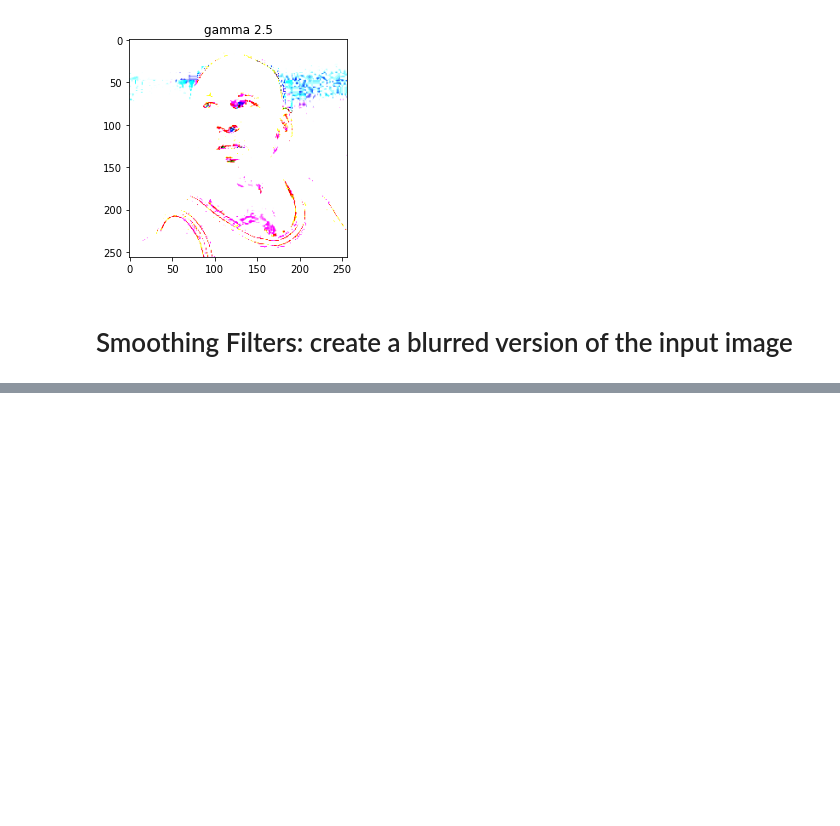
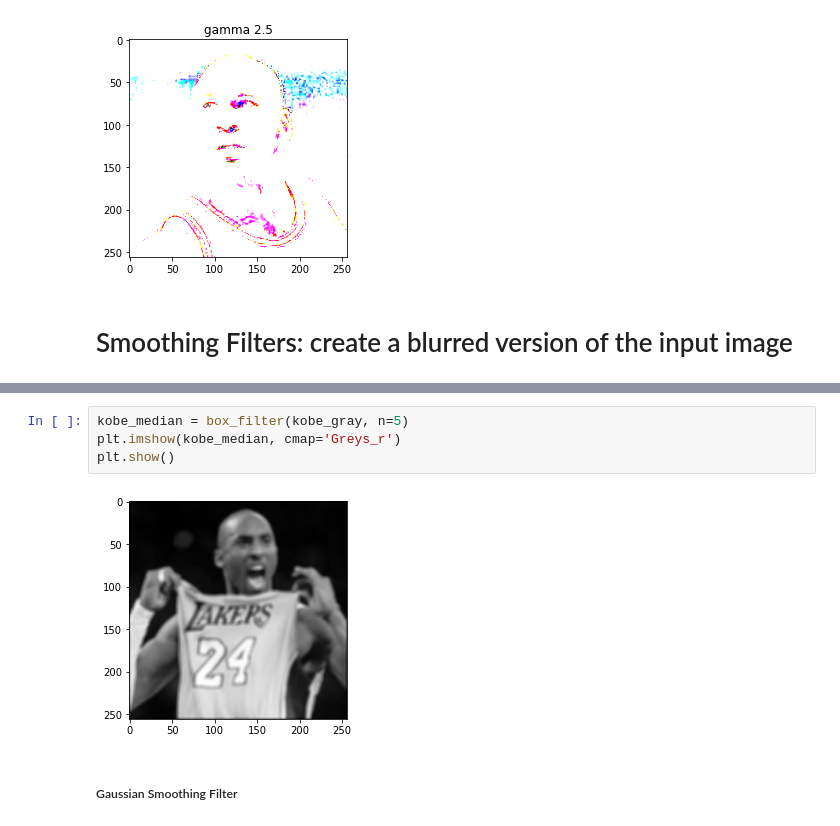
Before and after one commit to frankye1000/NYCU-ImageProcessing, a Jupyter notebook: HW1/HW1.ipynb, the cells around one changed output, grey strips where cells are left out. Cells and saved outputs as stored; diff of their text form; blank space fills up the shorter version.

```diff
--- a/HW1/HW1.ipynb
+++ b/HW1/HW1.ipynb
@@ -311,3 +348,11 @@ plt.show()
+# %%
+kobe_median = box_filter(kobe_gray, n=5)
+plt.imshow(kobe_median, cmap='Greys_r')
+plt.show()
+# %% [output]
+[figure, added]
+# %% [markdown]
+##### Gaussian Smoothing Filter
 # %%
 ##### Sharpening Filters
 Laplacian Filters
```
Also changed, not shown: parts of 11 cells of this notebook.
